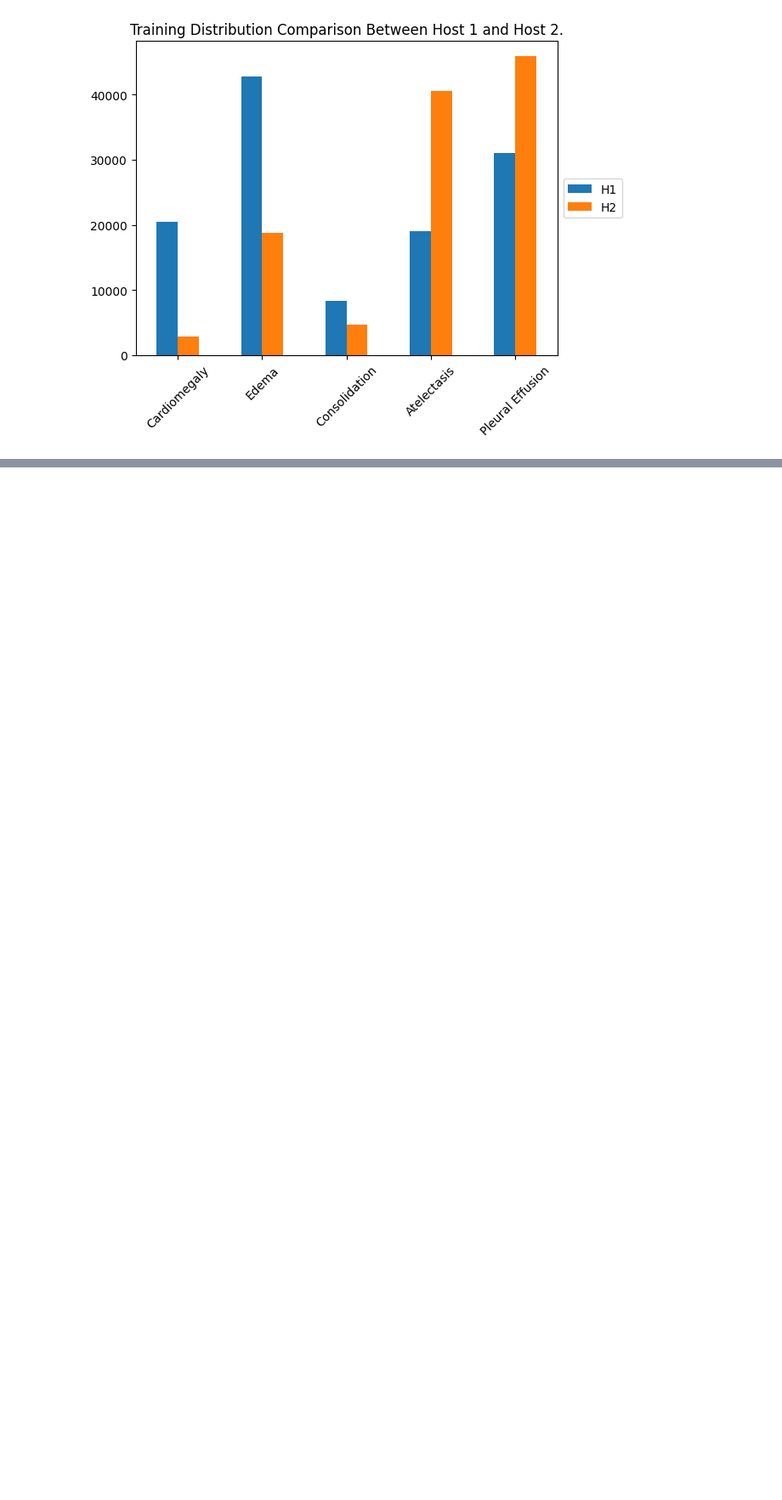
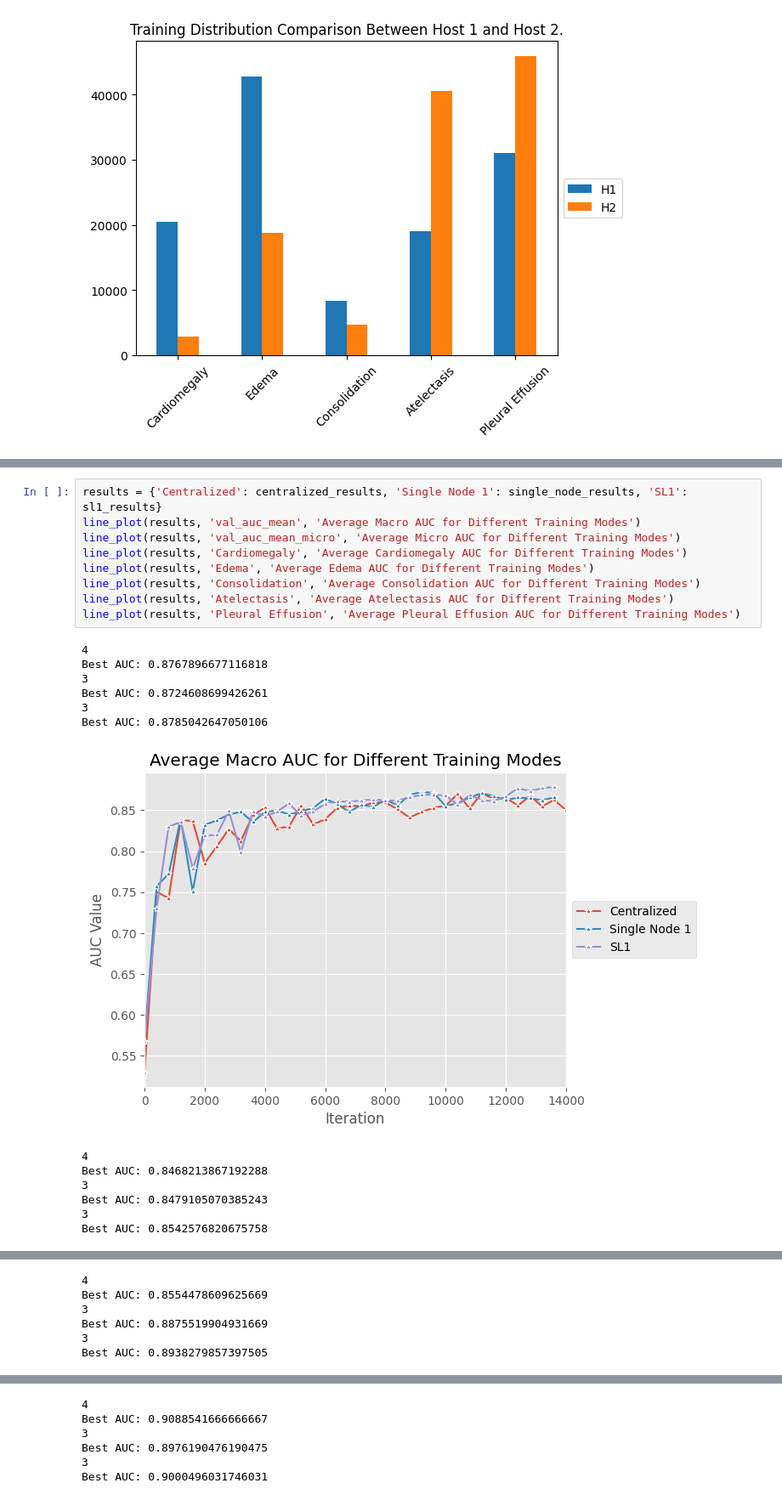
Before and after one commit to boon1987/lungsease, a Jupyter notebook: sl_version/explore.ipynb, the cells around one changed output, grey strips where cells are left out. Shown at 85% size. Cells and saved outputs as stored; diff of their text form; blank space fills up the shorter version.

```diff
--- a/sl_version/explore.ipynb
+++ b/sl_version/explore.ipynb
@@ -504,0 +685,23 @@ temp.plot.bar()
+# %%
+results = {'Centralized': centralized_results, 'Single Node 1': single_node_results, 'SL1': sl1_results}
+line_plot(results, 'val_auc_mean', 'Average Macro AUC for Different Training Modes')
+line_plot(results, 'val_auc_mean_micro', 'Average Micro AUC for Different Training Modes')
+line_plot(results, 'Cardiomegaly', 'Average Cardiomegaly AUC for Different Training Modes')
+line_plot(results, 'Edema', 'Average Edema AUC for Different Training Modes')
+line_plot(results, 'Consolidation', 'Average Consolidation AUC for Different Training Modes')
+line_plot(results, 'Atelectasis', 'Average Atelectasis AUC for Different Training Modes')
+line_plot(results, 'Pleural Effusion', 'Average Pleural Effusion AUC for Different Training Modes')
+# %% [output]
+4
+Best AUC: 0.8767896677116818
+3
+Best AUC: 0.8724608699426261
+3
+Best AUC: 0.8785042647050106
+[figure, added]
+4
+Best AUC: 0.8468213867192288
+3
+Best AUC: 0.8479105070385243
+3
+Best AUC: 0.8542576820675758
@@ -504,0 +709,6 @@ temp.plot.bar()
+4
+Best AUC: 0.8554478609625669
+3
+Best AUC: 0.8875519904931669
+3
+Best AUC: 0.8938279857397505
@@ -504,0 +716,6 @@ temp.plot.bar()
+4
+Best AUC: 0.9088541666666667
+3
+Best AUC: 0.8976190476190475
+3
+Best AUC: 0.9000496031746031
```
Also changed, not shown: parts of 11 cells of this notebook, 3 other files.
